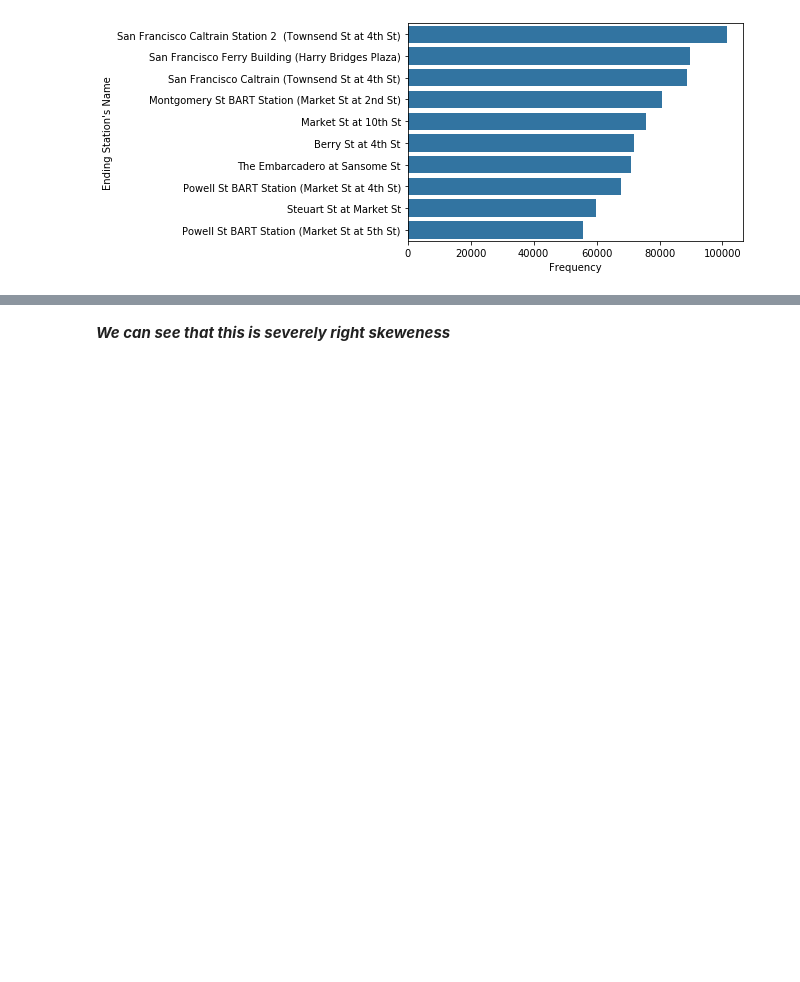
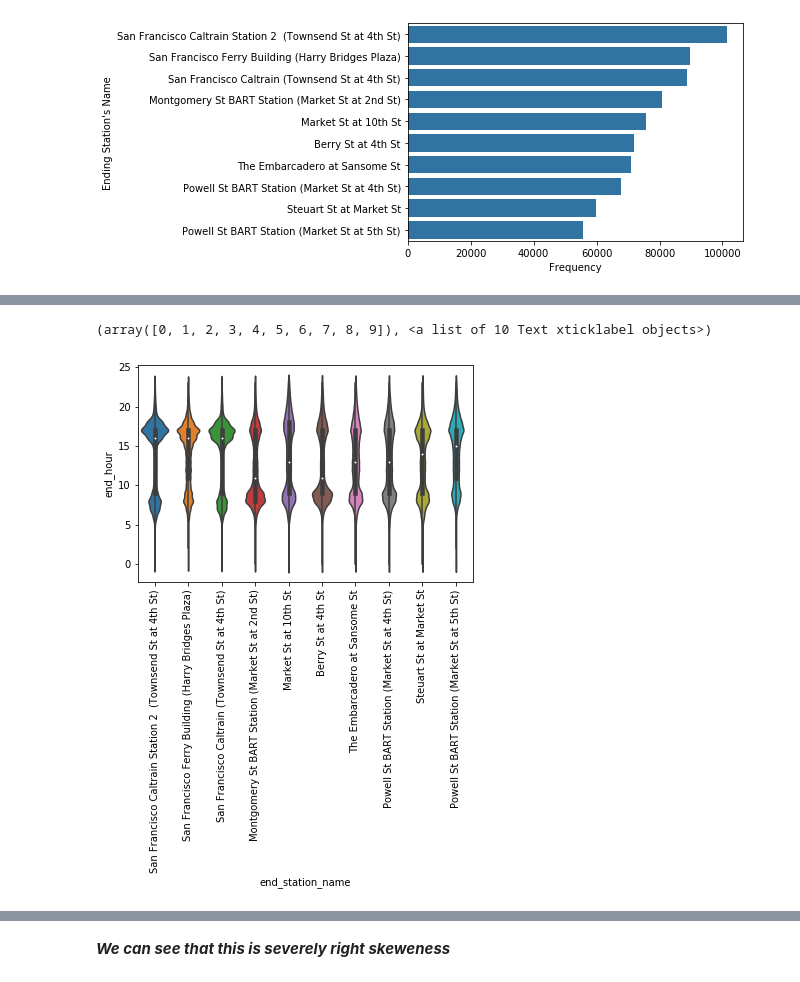
Before and after one commit to FarahAlthinayyan/Communicating_Data_Findings, a Jupyter notebook: exploration_template.ipynb, the cells around one changed output, grey strips where cells are left out. Drawn from its saved outputs; the diff is of its cells as text; code cells hidden in the pictures; blank space fills up the shorter version.

```diff
--- a/exploration_template.ipynb
+++ b/exploration_template.ipynb
@@ -546,0 +559,3 @@ Freq: D, Name: start_date, Length: 699, dtype: int64
+# %%
+df_clean['end_hour'] =pd.to_datetime(df_clean['end_time']).dt.hour
+df_clean['end_hour']
@@ -546,0 +575,9 @@ Freq: D, Name: start_date, Length: 699, dtype: int64
+# %%
+ordered_values = ordered_values = df_clean['end_station_name'].value_counts()[:10].index
+
+
+sb.violinplot(data = df_clean, x = 'end_station_name', y = 'end_hour', order = ordered_values)
+plt.xticks(rotation = 90)
+# %% [output]
+(array([0, 1, 2, 3, 4, 5, 6, 7, 8, 9]), <a list of 10 Text xticklabel objects>)
+[figure, added]
```
Also changed, not shown: parts of 18 cells of this notebook.
